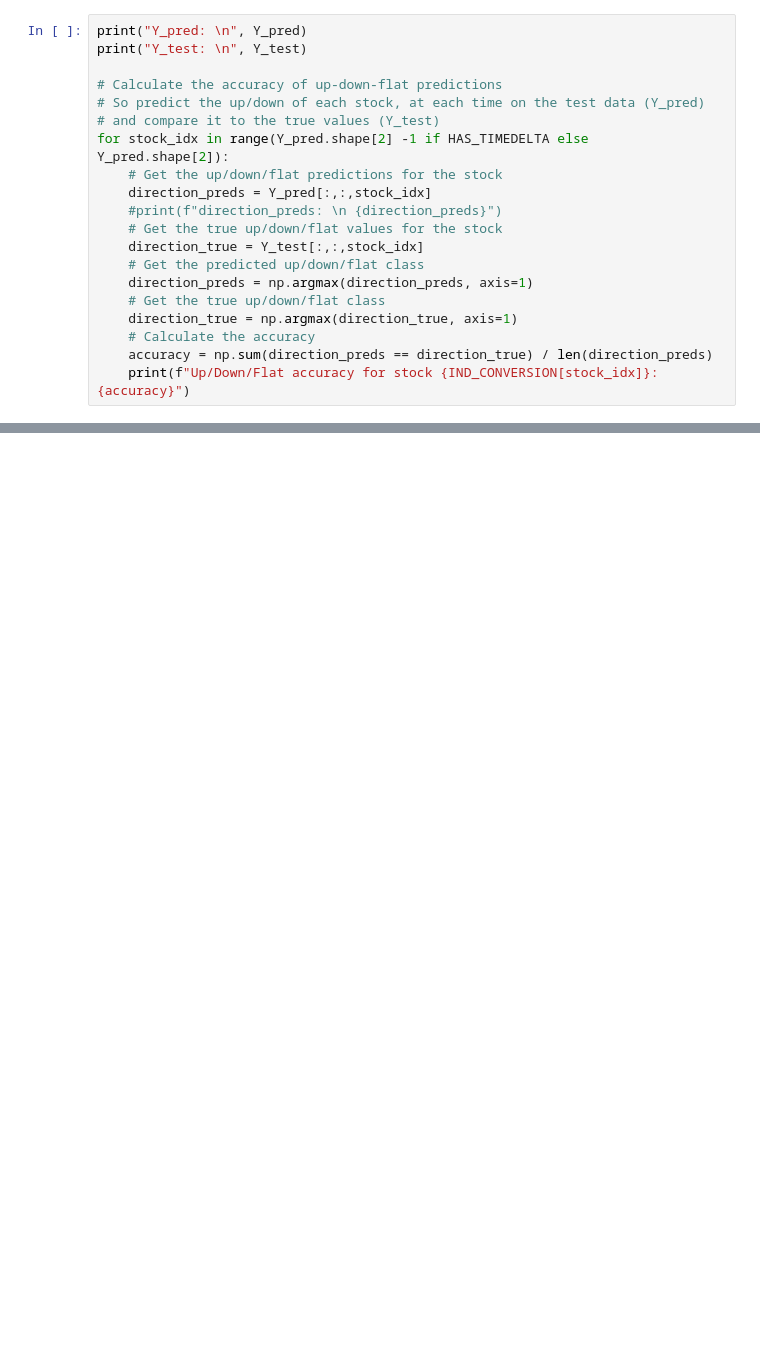
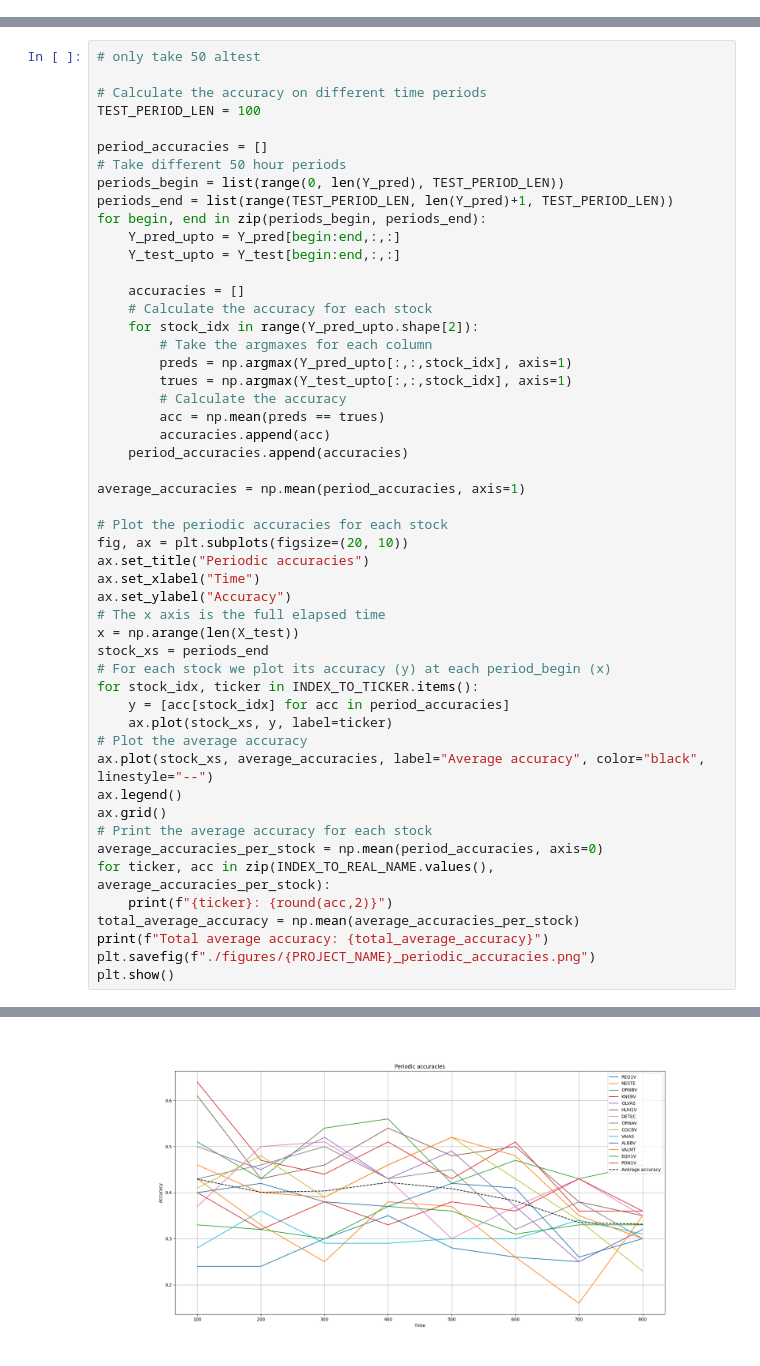
Before and after one commit to ilmari99/stonk-prediction, a Jupyter notebook: stock_predictions.ipynb, the cells around one changed output, grey strips where cells are left out. Saved outputs shown, nothing was run; the diff lists cells and outputs as text; blank space fills up the shorter version.

Commit message:
Cleaned bunch and added more graphs

```diff
--- a/stock_predictions.ipynb
+++ b/stock_predictions.ipynb
@@ -353,20 +307,0 @@ Test loss: 0.9196210503578186, test accuracy: 0.5840602517127991
-# %%
-print("Y_pred: \n", Y_pred)
-print("Y_test: \n", Y_test)
-
-# Calculate the accuracy of up-down-flat predictions
-# So predict the up/down of each stock, at each time on the test data (Y_pred)
-# and compare it to the true values (Y_test)
-for stock_idx in range(Y_pred.shape[2] -1 if HAS_TIMEDELTA else Y_pred.shape[2]):
-    # Get the up/down/flat predictions for the stock
-    direction_preds = Y_pred[:,:,stock_idx]
-    #print(f"direction_preds: \n {direction_preds}")
-    # Get the true up/down/flat values for the stock
-    direction_true = Y_test[:,:,stock_idx]
-    # Get the predicted up/down/flat class
-    direction_preds = np.argmax(direction_preds, axis=1)
-    # Get the true up/down/flat class
-    direction_true = np.argmax(direction_true, axis=1)
-    # Calculate the accuracy
-    accuracy = np.sum(direction_preds == direction_true) / len(direction_preds)
-    print(f"Up/Down/Flat accuracy for stock {IND_CONVERSION[stock_idx]}: {accuracy}")
@@ -467,0 +454,52 @@ plot_mask_and_data(part_mask, part_price, ind_conversion)
+# %%
+# only take 50 altest
+
+# Calculate the accuracy on different time periods
+TEST_PERIOD_LEN = 100
+
+period_accuracies = []
+# Take different 50 hour periods
+periods_begin = list(range(0, len(Y_pred), TEST_PERIOD_LEN))
+periods_end = list(range(TEST_PERIOD_LEN, len(Y_pred)+1, TEST_PERIOD_LEN))
+for begin, end in zip(periods_begin, periods_end):
+    Y_pred_upto = Y_pred[begin:end,:,:]
+    Y_test_upto = Y_test[begin:end,:,:]
+
+    accuracies = []
+    # Calculate the accuracy for each stock
+    for stock_idx in range(Y_pred_upto.shape[2]):
+        # Take the argmaxes for each column
+        preds = np.argmax(Y_pred_upto[:,:,stock_idx], axis=1)
+        trues = np.argmax(Y_test_upto[:,:,stock_idx], axis=1)
+        # Calculate the accuracy
+        acc = np.mean(preds == trues)
+        accuracies.append(acc)
+    period_accuracies.append(accuracies)
+
+average_accuracies = np.mean(period_accuracies, axis=1)
+
+# Plot the periodic accuracies for each stock
+fig, ax = plt.subplots(figsize=(20, 10))
+ax.set_title("Periodic accuracies")
+ax.set_xlabel("Time")
+ax.set_ylabel("Accuracy")
+# The x axis is the full elapsed time
+x = np.arange(len(X_test))
+stock_xs = periods_end
+# For each stock we plot its accuracy (y) at each period_begin (x)
+for stock_idx, ticker in INDEX_TO_TICKER.items():
+    y = [acc[stock_idx] for acc in period_accuracies]
+    ax.plot(stock_xs, y, label=ticker)
+# Plot the average accuracy
+ax.plot(stock_xs, average_accuracies, label="Average accuracy", color="black", linestyle="--")
+ax.legend()
+ax.grid()
+# Print the average accuracy for each stock
+average_accuracies_per_stock = np.mean(period_accuracies, axis=0)
+for ticker, acc in zip(INDEX_TO_REAL_NAME.values(), average_accuracies_per_stock):
+    print(f"{ticker}: {round(acc,2)}")
+total_average_accuracy = np.mean(average_accuracies_per_stock)
+print(f"Total average accuracy: {total_average_accuracy}")
+plt.savefig(f"./figures/{PROJECT_NAME}_periodic_accuracies.png")
+plt.show()
+# %% [output]
@@ -467,0 +521 @@ plot_mask_and_data(part_mask, part_price, ind_conversion)
+[figure, added]
```
Also changed, not shown: parts of 15 cells of this notebook.
